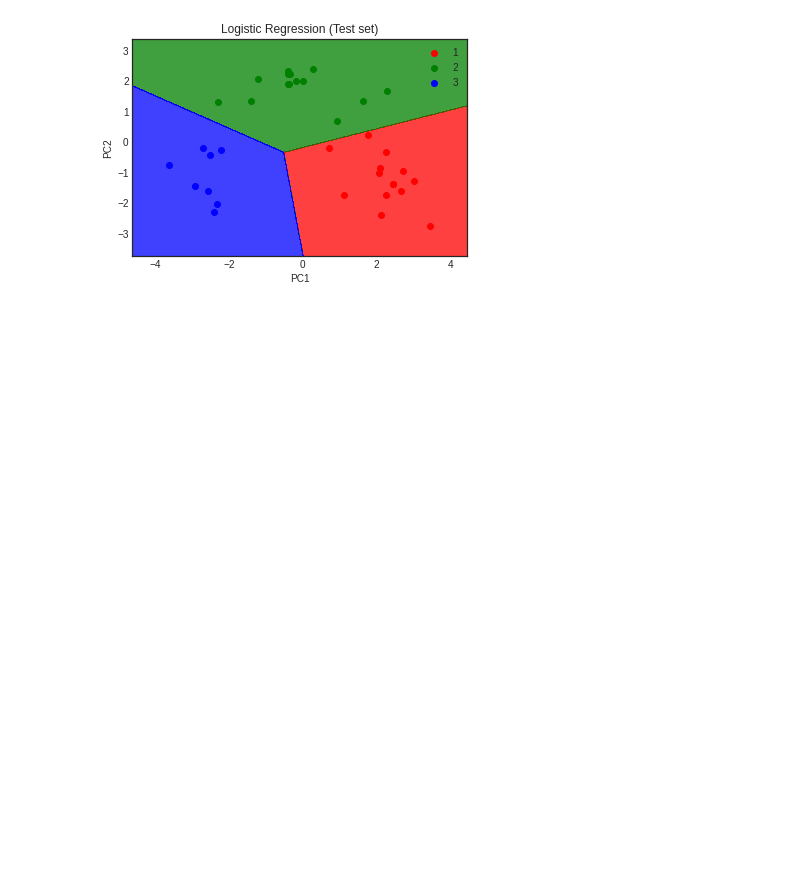
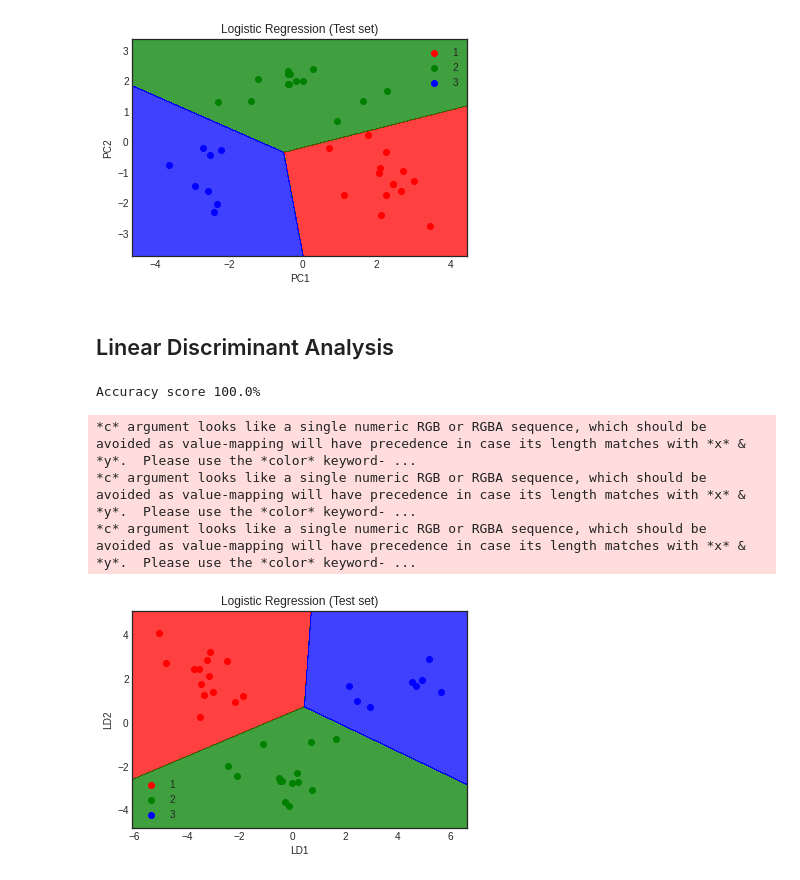
Before and after one commit to LeoFernanndes/notebooks, a Jupyter notebook: MLAZ_Dimensionality_Reduction.ipynb, the cells around one changed output. Cells and saved outputs as stored; diff of their text form; code cells hidden in the pictures; blank space fills up the shorter version.

```diff
--- a/MLAZ_Dimensionality_Reduction.ipynb
+++ b/MLAZ_Dimensionality_Reduction.ipynb
@@ -92,3 +92,54 @@ Accuracy score 100.0%
 *c* argument looks like a single numeric RGB or RGBA sequence, which should be avoided as value-mapping will have precedence in case its length matches with *x* & *y*.  Please use the *color* keyword- ...
 *c* argument looks like a single numeric RGB or RGBA sequence, which should be avoided as value-mapping will have precedence in case its length matches with *x* & *y*.  Please use the *color* keyword- ...
 [figure]
+# %% [markdown]
+## Linear Discriminant Analysis
+# %%
+url = "https://raw.githubusercontent.com/LeoFernanndes/ML-A-a-Z/master/Part%209%20-%20Dimensionality%20Reduction/Section%2044%20-%20Linear%20Discriminant%20Analysis%20(LDA)/Python/Wine.csv"
+df = pd.read_csv(url)
+X = df.iloc[:, :-1].values
+y = df.iloc[:, -1].values
+
+X_train, X_test, y_train, y_test = train_test_split(X, y, test_size=0.2, random_state=42)
+
+sc = StandardScaler()
+X_train = sc.fit_transform(X_train)
+X_test = sc.transform(X_test)
+
+
+from sklearn.discriminant_analysis import LinearDiscriminantAnalysis as LDA
+
+
+lda = LDA(n_components=2)
+X_train = lda.fit_transform(X_train, y_train)
+X_test = lda.transform(X_test)
+
+classifier = LogisticRegression()
+classifier.fit(X_train, y_train)
+y_pred = classifier.predict(X_test)
+
+acc = accuracy_score(y_test, y_pred)
+print("Accuracy score {:.1f}% \n".format(100 * acc))
+print("")
+
+X_set, y_set = X_test, y_test
+X1, X2 = np.meshgrid(np.arange(start = X_set[:, 0].min() - 1, stop = X_set[:, 0].max() + 1, step = 0.01),
+                     np.arange(start = X_set[:, 1].min() - 1, stop = X_set[:, 1].max() + 1, step = 0.01))
+plt.contourf(X1, X2, classifier.predict(np.array([X1.ravel(), X2.ravel()]).T).reshape(X1.shape),
+             alpha = 0.75, cmap = ListedColormap(('red', 'green', 'blue')))
+plt.xlim(X1.min(), X1.max())
+plt.ylim(X2.min(), X2.max())
+for i, j in enumerate(np.unique(y_set)):
+    plt.scatter(X_set[y_set == j, 0], X_set[y_set == j, 1],
+                c = ListedColormap(('red', 'green', 'blue'))(i), label = j)
+plt.title('Logistic Regression (Test set)')
+plt.xlabel('LD1')
+plt.ylabel('LD2')
+plt.legend()
+plt.show()
+# %% [output]
+Accuracy score 100.0%
+*c* argument looks like a single numeric RGB or RGBA sequence, which should be avoided as value-mapping will have precedence in case its length matches with *x* & *y*.  Please use the *color* keyword- ...
+*c* argument looks like a single numeric RGB or RGBA sequence, which should be avoided as value-mapping will have precedence in case its length matches with *x* & *y*.  Please use the *color* keyword- ...
+*c* argument looks like a single numeric RGB or RGBA sequence, which should be avoided as value-mapping will have precedence in case its length matches with *x* & *y*.  Please use the *color* keyword- ...
+[figure, added]
```
